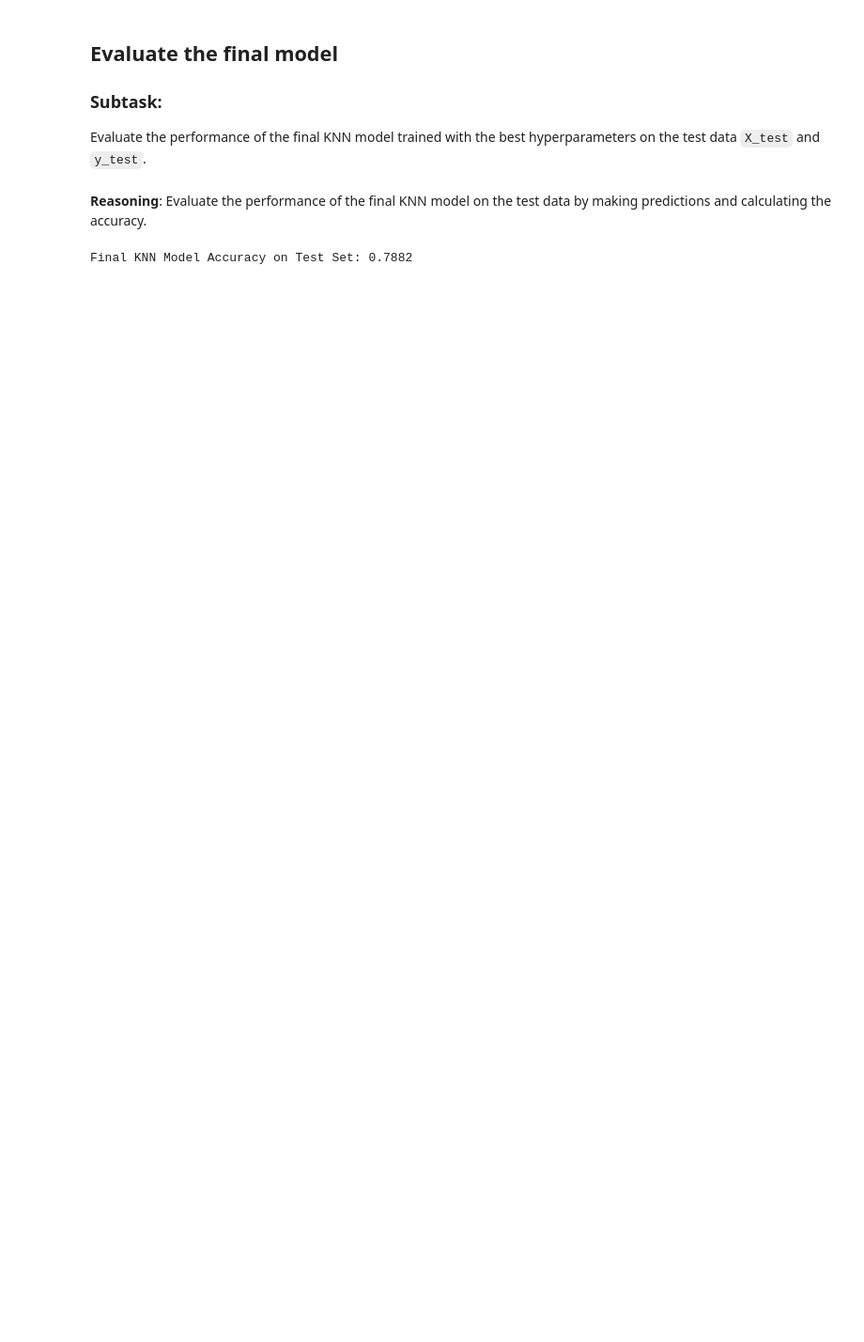
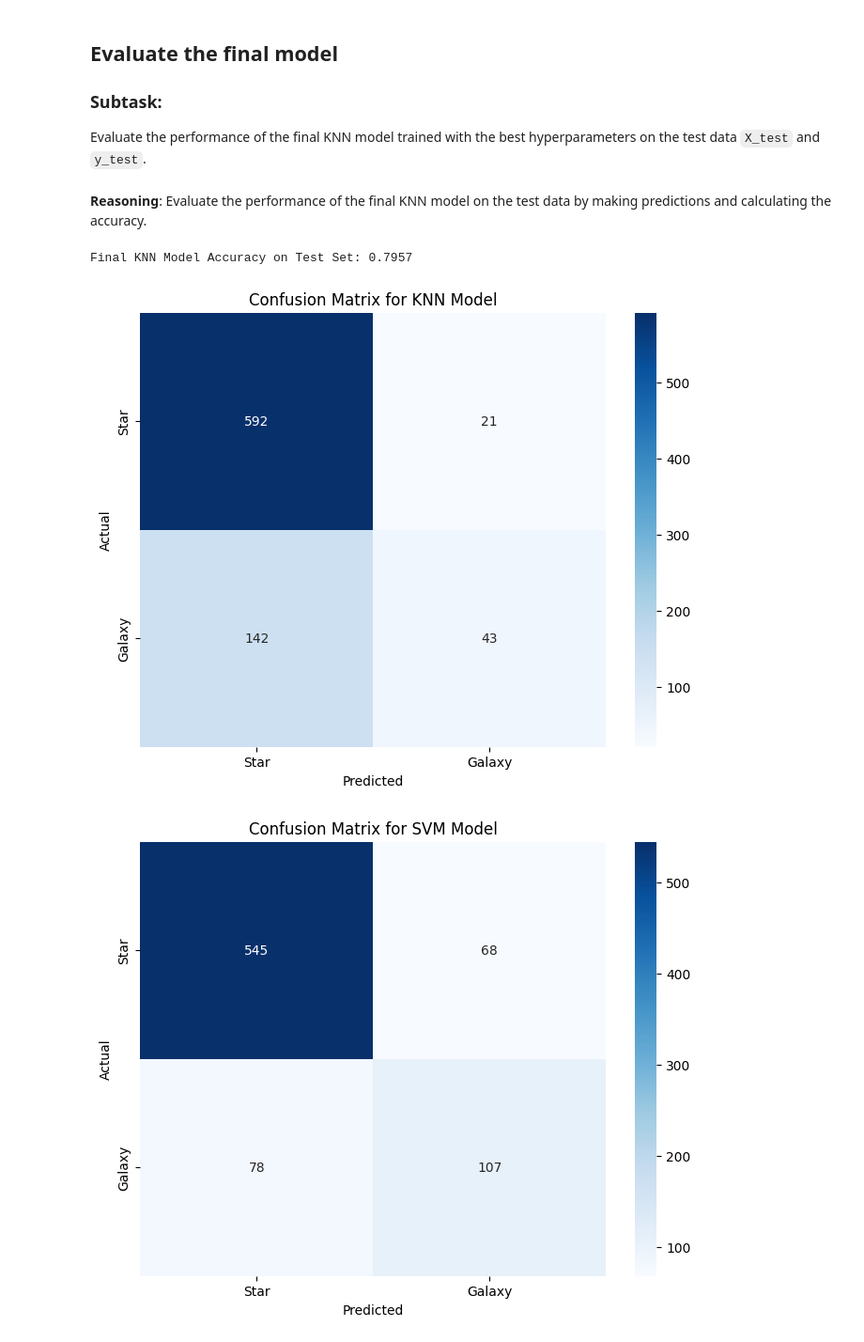
Before and after one commit to Tzepes/star-galaxy-classification, a Jupyter notebook: feature_extraction.ipynb, the cells around one changed output. Shown at 94% size. Cells and saved outputs as stored; diff of their text form; code cells hidden in the pictures; blank space fills up the shorter version.

Commit message:
added confusion matrix for both models

```diff
--- a/feature_extraction.ipynb
+++ b/feature_extraction.ipynb
@@ -229,9 +222,9 @@ labels_file = 'labels.npy'
 if X is None or y is None:
     if os.path.exists(features_file) and os.path.exists(labels_file):
         print(f"Loading feature matrix X from {features_file}")
-        X = np.load(features_file)
+        X = np.load(features_file, allow_pickle=True)
         print(f"Loading labels y from {labels_file}")
-        y = np.load(labels_file)
+        y = np.load(labels_file, allow_pickle=True)
         print(f"Shape of loaded feature matrix X: {X.shape}")
         print(f"Shape of loaded labels y: {y.shape}")
     else:
@@ -399,7 +440,34 @@ final_knn_accuracy = accuracy_score(y_test, final_knn_predictions)
 # Print the accuracy
 print(f"Final KNN Model Accuracy on Test Set: {final_knn_accuracy:.4f}")
 # %% [output]
-Final KNN Model Accuracy on Test Set: 0.7882
+Final KNN Model Accuracy on Test Set: 0.7957
+# %%
+from sklearn.metrics import confusion_matrix
+import matplotlib.pyplot as plt
+import seaborn as sns
+
+# Confusion Matrix for KNN
+knn_cm = confusion_matrix(y_test, final_knn_predictions)
+
+plt.figure(figsize=(8, 6))
+sns.heatmap(knn_cm, annot=True, fmt='d', cmap='Blues', xticklabels=['Star', 'Galaxy'], yticklabels=['Star', 'Galaxy'])
+plt.xlabel('Predicted')
+plt.ylabel('Actual')
+plt.title('Confusion Matrix for KNN Model')
+plt.show()
+
+# Confusion Matrix for SVM
+svm_cm = confusion_matrix(y_test, svm_predictions)
+
+plt.figure(figsize=(8, 6))
+sns.heatmap(svm_cm, annot=True, fmt='d', cmap='Blues', xticklabels=['Star', 'Galaxy'], yticklabels=['Star', 'Galaxy'])
+plt.xlabel('Predicted')
+plt.ylabel('Actual')
+plt.title('Confusion Matrix for SVM Model')
+plt.show()
+# %% [output]
+[figure, added]
+[figure, added]
 # %% [markdown]
 ## Summary:
 
```
Also changed, not shown: parts of 19 cells of this notebook.
